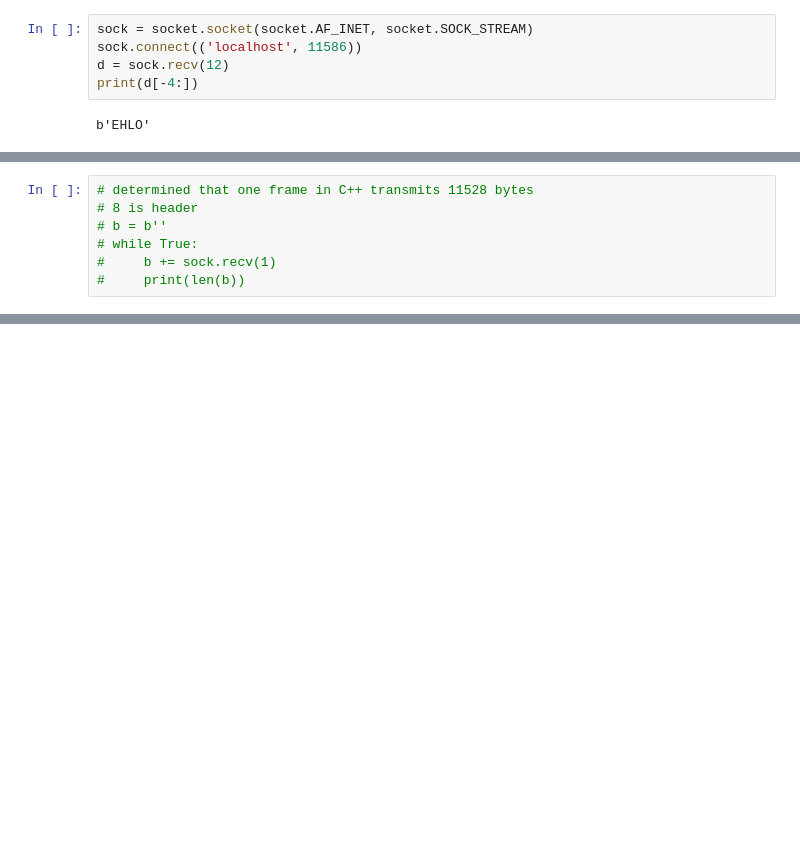
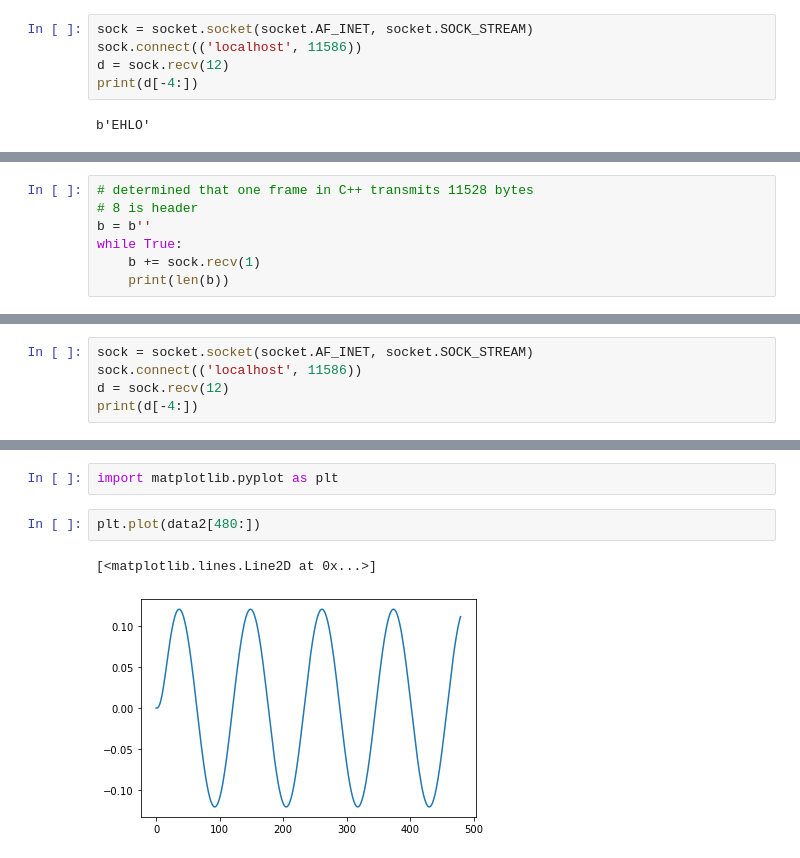
Before and after one commit to tomgrek/vstython, a Jupyter notebook: VSTSender.ipynb, the cells around one changed output, grey strips where cells are left out. Cells and saved outputs as stored; diff of their text form; blank space fills up the shorter version.

```diff
--- a/VSTSender.ipynb
+++ b/VSTSender.ipynb
@@ -175,7 +221,7 @@ b'EHLO'
 # %%
 # determined that one frame in C++ transmits 11528 bytes
 # 8 is header
-# b = b''
-# while True:
-#     b += sock.recv(1)
-#     print(len(b))
+b = b''
+while True:
+    b += sock.recv(1)
+    print(len(b))
@@ -181,0 +265,5 @@ b'EHLO'
+# %%
+sock = socket.socket(socket.AF_INET, socket.SOCK_STREAM)
+sock.connect(('localhost', 11586))
+d = sock.recv(12)
+print(d[-4:])
@@ -181,0 +332,7 @@ b'EHLO'
+# %%
+import matplotlib.pyplot as plt
+# %%
+plt.plot(data2[480:])
+# %% [output]
+[<matplotlib.lines.Line2D at 0x...>]
+[figure, added]
```
Also changed, not shown: parts of 25 cells of this notebook, 3 other files.
